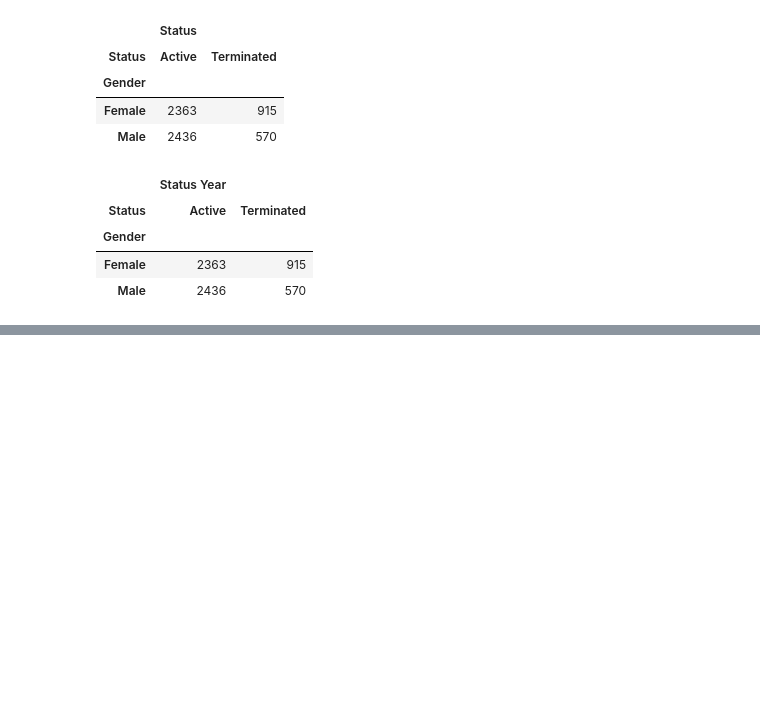
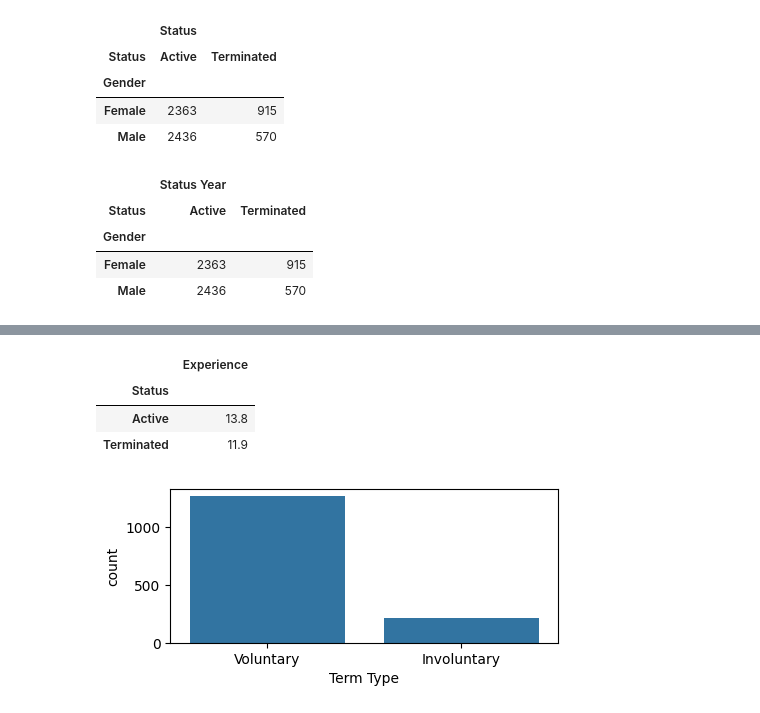
Before and after one commit to Aakashdoraisamy/python-data-science, a Jupyter notebook: Python_Libraries/pandas/attrition/attrition.ipynb, the cells around one changed output, grey strips where cells are left out. Saved outputs shown, nothing was run; the diff lists cells and outputs as text; code cells hidden in the pictures; blank space fills up the shorter version.

```diff
--- a/Python_Libraries/pandas/attrition/attrition.ipynb
+++ b/Python_Libraries/pandas/attrition/attrition.ipynb
@@ -315,0 +903,16 @@ pd.pivot_table(df,index=['Gender'],columns=['Status'],values=['Status Year'],agg
+# %%
+#4.Average experience of Active and Terminated Emps
+(df.groupby('Status').agg({'Experience':'mean'})).round(1)
+# %% [output]
+|  | Experience |
+| Status |  |
+| Active | 13.8 |
+| Terminated | 11.9 |
+# %%
+#check what type of termination are high in this comapany dataset
+t=df.loc[df['Status']=='Terminated']
+plt.figure(figsize=(5,2))
+sns.countplot(t,x='Term ')
+plt.show()
+# %% [output]
+[figure, added]
```
Also changed, not shown: parts of 93 cells of this notebook.
